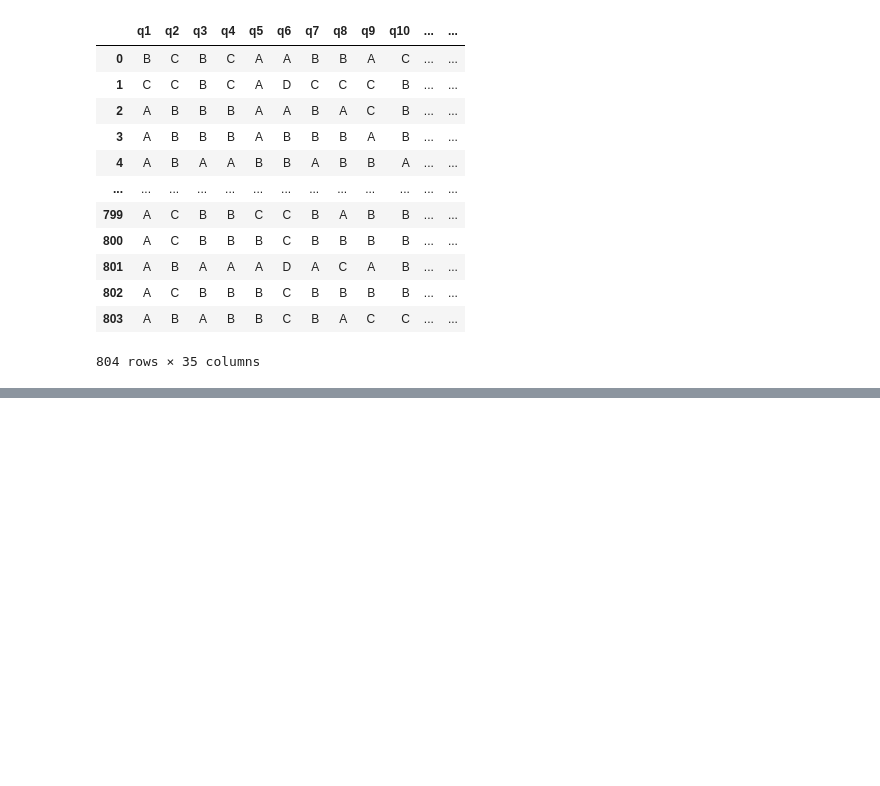
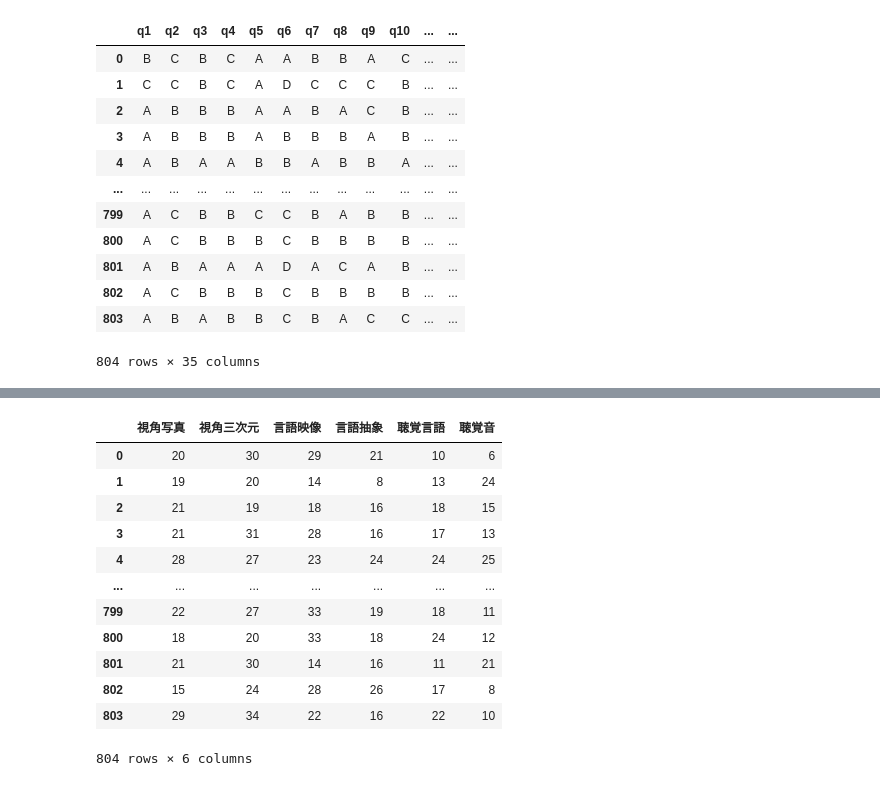
Before and after one commit to ShuntaroItakura/Driving, a Jupyter notebook: ninnti.ipynb, the cells around one changed output, grey strips where cells are left out. Saved outputs shown, nothing was run; the diff lists cells and outputs as text; code cells hidden in the pictures; blank space fills up the shorter version.

```diff
--- a/ninnti.ipynb
+++ b/ninnti.ipynb
@@ -83,7 +83,7 @@ data = df_cogn
 # 点数表
 score_table = {
     1:  {'A': [2, 2, 1, 0, 0, 0], 'B': [0, 0, 0, 2, 0, 0], 'C': [0, 0, 0, 0, 1, 2]},
-    2:  {'A': [4, 0, 0, 2, 0, 0], 'B': [0, 2, 0, 0, 0, 0], 'C': [0, 0, 0, 0, 2, 1]},
+    2:  {'A': [4, 0, 0, 2, 0, 0], 'B': [0, 2, 0, 0, 0, 0], 'C': [0, 0, 4, 0, 2, 1]},
     3:  {'A': [4, 2, 0, 0, 0, 0], 'B': [0, 0, 1, 0, 0, 0], 'C': [0, 0, 0, 2, 2, 2]},
     4:  {'A': [0, 0, 0, 0, 0, 4], 'B': [0, 0, 2, 1, 4, 0], 'C': [1, 1, 0, 0, 0, 0]},
     5:  {'A': [0, 0, 0, 0, 0, 4], 'B': [0, 0, 1, 2, 4, 0], 'C': [1, 1, 0, 0, 0, 0]},
@@ -93,7 +93,7 @@ score_table = {
     9:  {'A': [2, 4, 0, 0, 0, 0], 'B': [0, 0, 2, 1, 0, 0], 'C': [0, 0, 0, 0, 1, 1]},
     10: {'A': [0, 0, 0, 0, 2, 4], 'B': [0, 2, 2, 0, 0, 0], 'C': [1, 0, 0, 1, 0, 0]},
     11: {'A': [4, 4, 1, 0, 0, 0], 'B': [0, 0, 0, 2, 4, 4], 'C': [0, 0, 0, 0, 0, 0]},
-    12: {'A': [4, 0, 0, 0, 0, 0], 'B': [0, 4, 0, 0, 0, 0], 'C': [0, 0, 4, 1, 2, 4]},
+    12: {'A': [4, 0, 0, 0, 0, 0], 'B': [0, 4, 0, 0, 0, 0], 'C': [0, 0, 4, 1, 2, 0], 'D': [0, 0, 0, 0, 0, 4]},
     13: {'A': [0, 4, 2, 0, 0, 0], 'B': [2, 0, 0, 1, 0, 0], 'C': [0, 0, 0, 0, 1, 1]},
     14: {'A': [0, 0, 2, 4, 2, 0], 'B': [0, 2, 0, 0, 0, 0], 'C': [2, 0, 0, 0, 0, 0], 'D': [0, 0, 0, 0, 0, 0]},
     15: {'A': [0, 0, 0, 4, 0, 0], 'B': [0, 0, 1, 0, 0, 0], 'C': [2, 2, 0, 0, 0, 0], 'D': [0, 0, 0, 0, 1, 2]},
@@ -102,21 +102,21 @@ score_table = {
     18: {'A': [0, 0, 2, 0, 0, 0], 'B': [2, 2, 0, 0, 0, 0], 'C': [0, 0, 0, 2, 1, 2]},
     19: {'A': [0, 0, 2, 0, 0, 0], 'B': [2, 2, 0, 0, 0, 0], 'C': [0, 0, 0, 0, 2, 2], 'D': [0, 0, 0, 2, 0, 0]},
     20: {'A': [2, 1, 0, 0, 0, 0], 'B': [0, 0, 1, 0, 0, 0], 'C': [0, 0, 0, 0, 0, 0]},
-    21: {'A': [2, 2, 1, 0, 0, 0], 'B': [0, 0, 2, 1, 0, 0], 'C': [0, 0, 0, 0, 2, 2]},
-    22: {'A': [2, 2, 1, 0, 0, 0], 'B': [0, 0, 2, 1, 0, 0], 'C': [0, 0, 0, 0, 2, 2]},
-    23: {'A': [2, 2, 1, 0, 0, 0], 'B': [0, 0, 2, 1, 0, 0], 'C': [0, 0, 0, 0, 2, 2]},
-    24: {'A': [2, 2, 1, 0, 0, 0], 'B': [0, 0, 2, 1, 0, 0], 'C': [0, 0, 0, 0, 2, 2]},
-    25: {'A': [4, 2, 1, 0, 0, 0], 'B': [0, 0, 0, 2, 1, 0], 'C': [0, 0, 0, 0, 2, 4]},
-    26: {'A': [4, 2, 1, 0, 0, 0], 'B': [0, 0, 0, 2, 1, 0], 'C': [0, 0, 0, 0, 2, 4]},
-    27: {'A': [4, 2, 1, 0, 0, 0], 'B': [0, 0, 0, 2, 1, 0], 'C': [0, 0, 0, 0, 2, 4]},
-    28: {'A': [4, 2, 1, 0, 0, 0], 'B': [0, 0, 0, 2, 1, 0], 'C': [0, 0, 0, 0, 2, 4]},
-    29: {'A': [2, 1, 0, 0, 0, 0], 'B': [0, 0, 0, 2, 0, 0], 'C': [1, 1, 0, 0, 0, 0]},
-    30: {'A': [1, 1, 1, 2, 0, 0], 'B': [0, 0, 0, 0, 1, 0], 'C': [1, 1, 1, 0, 0, 0]},
-    31: {'A': [1, 1, 1, 2, 0, 0], 'B': [0, 0, 0, 0, 1, 0], 'C': [1, 1, 1, 0, 0, 0]},
-    32: {'A': [1, 1, 1, 2, 0, 0], 'B': [0, 0, 0, 0, 1, 0], 'C': [1, 1, 1, 0, 0, 0]},
-    33: {'A': [1, 1, 1, 2, 0, 0], 'B': [0, 0, 0, 0, 1, 0], 'C': [1, 1, 1, 0, 0, 0]},
-    34: {'A': [1, 1, 1, 2, 0, 0], 'B': [0, 0, 0, 0, 1, 0], 'C': [1, 1, 1, 0, 0, 0]},
-    35: {'A': [1, 1, 1, 2, 0, 0], 'B': [0, 0, 0, 0, 1, 0], 'C': [1, 1, 1, 0, 0, 0]},
+    21: {'A': [2, 2, 0, 0, 0, 0], 'B': [0, 0, 2, 2, 0, 0], 'C': [0, 0, 0, 0, 0, 0]},
+    22: {'A': [0, 2, 2, 0, 0, 0], 'B': [2, 0, 0, 1, 0, 0], 'C': [0, 0, 0, 0, 0, 0]},
+    23: {'A': [0, 0, 0, 4, 2, 0], 'B': [0, 0, 4, 0, 0, 0], 'C': [0, 0, 0, 0, 0, 0]},
+    24: {'A': [0, 0, 0, 0, 0, 2], 'B': [0, 4, 2, 0, 0, 0], 'C': [0, 0, 0, 1, 2, 0], 'D': [1, 0, 0, 0, 0, 0]},
+    25: {'A': [0, 2, 1, 0, 0, 0], 'B': [0, 0, 0, 1, 0, 0], 'C': [0, 0, 0, 0, 0, 0], 'D': [2, 0, 0, 0, 0, 0]},
+    26: {'A': [0, 0, 0, 4, 0, 0], 'B': [0, 0, 0, 0, 2, 1], 'C': [0, 0, 4, 0, 0, 0], 'D': [2, 2, 0, 0, 0, 0]},
+    27: {'A': [0, 0, 2, 0, 1, 0], 'B': [0, 0, 0, 1, 0, 1], 'C': [1, 1, 0, 0, 0, 0]},
+    28: {'A': [0, 0, 0, 0, 4, 2], 'B': [0, 0, 2, 1, 0, 0], 'C': [1, 1, 0, 0, 0, 0]},
+    29: {'A': [0, 0, 2, 0, 1, 1], 'B': [0, 0, 0, 2, 0, 0], 'C': [1, 1, 0, 0, 0, 0]},
+    30: {'A': [0, 0, 0, 0, 0, 2], 'B': [0, 0, 1, 2, 0, 0], 'C': [0, 0, 0, 0, 2, 0], 'D': [1, 1, 0, 0, 0, 0]},
+    31: {'A': [2, 1, 0, 2, 0, 0], 'B': [0, 0, 0, 0, 4, 2], 'C': [0, 0, 1, 0, 0, 0]},
+    32: {'A': [0, 0, 0, 0, 2, 4], 'B': [0, 0, 0, 0, 0, 0], 'C': [0, 0, 0, 0, 0, 0]},
+    33: {'A': [0, 0, 0, 0, 2, 4], 'B': [0, 0, 1, 1, 0, 0], 'C': [0, 0, 0, 0, 0, 0]},
+    34: {'A': [2, 2, 0, 0, 0, 0], 'B': [0, 0, 0, 1, 2, 0], 'C': [0, 0, 1, 0, 0, 0]},
+    35: {'A': [0, 0, 0, 0, 2, 0], 'B': [0, 0, 2, 1, 0, 1], 'C': [2, 1, 0, 0, 0, 0]},
 }
 
 # 各ユーザーのスコアを保存するリスト
@@ -125,7 +125,7 @@ scores = np.zeros((len(data), 6))
 # 804人分のデータをループ
 for idx, row in data.iterrows():
     # 問1～問35までの回答に対応する点数を計算
-    for question in range(1, 7):
+    for question in range(1, 36):
         answer = row[f'q{question}']  # 各問の回答
         if answer in score_table[question]:
             points = score_table[question][answer]
@@ -153,0 +171,21 @@ print(scores_df)
+# %%
+#int型に変換
+scores_df = scores_df.astype(int)
+
+#category1:視角写真，category2:視角三次元，category3:言語映像，category4:言語抽象，category5:聴覚言語，category6:聴覚音へカラム名変更
+scores_df.columns = ['視角写真','視角三次元','言語映像','言語抽象','聴覚言語','聴覚音']
+scores_df
+# %% [output]
+|  | 視角写真 | 視角三次元 | 言語映像 | 言語抽象 | 聴覚言語 | 聴覚音 |
+| 0 | 20 | 30 | 29 | 21 | 10 | 6 |
+| 1 | 19 | 20 | 14 | 8 | 13 | 24 |
+| 2 | 21 | 19 | 18 | 16 | 18 | 15 |
+| 3 | 21 | 31 | 28 | 16 | 17 | 13 |
+| 4 | 28 | 27 | 23 | 24 | 24 | 25 |
+| ... | ... | ... | ... | ... | ... | ... |
+| 799 | 22 | 27 | 33 | 19 | 18 | 11 |
+| 800 | 18 | 20 | 33 | 18 | 24 | 12 |
+| 801 | 21 | 30 | 14 | 16 | 11 | 21 |
+| 802 | 15 | 24 | 28 | 26 | 17 | 8 |
+| 803 | 29 | 34 | 22 | 16 | 22 | 10 |
+804 rows × 6 columns
```
Also changed, not shown: parts of 3 cells of this notebook, 4 other files.
